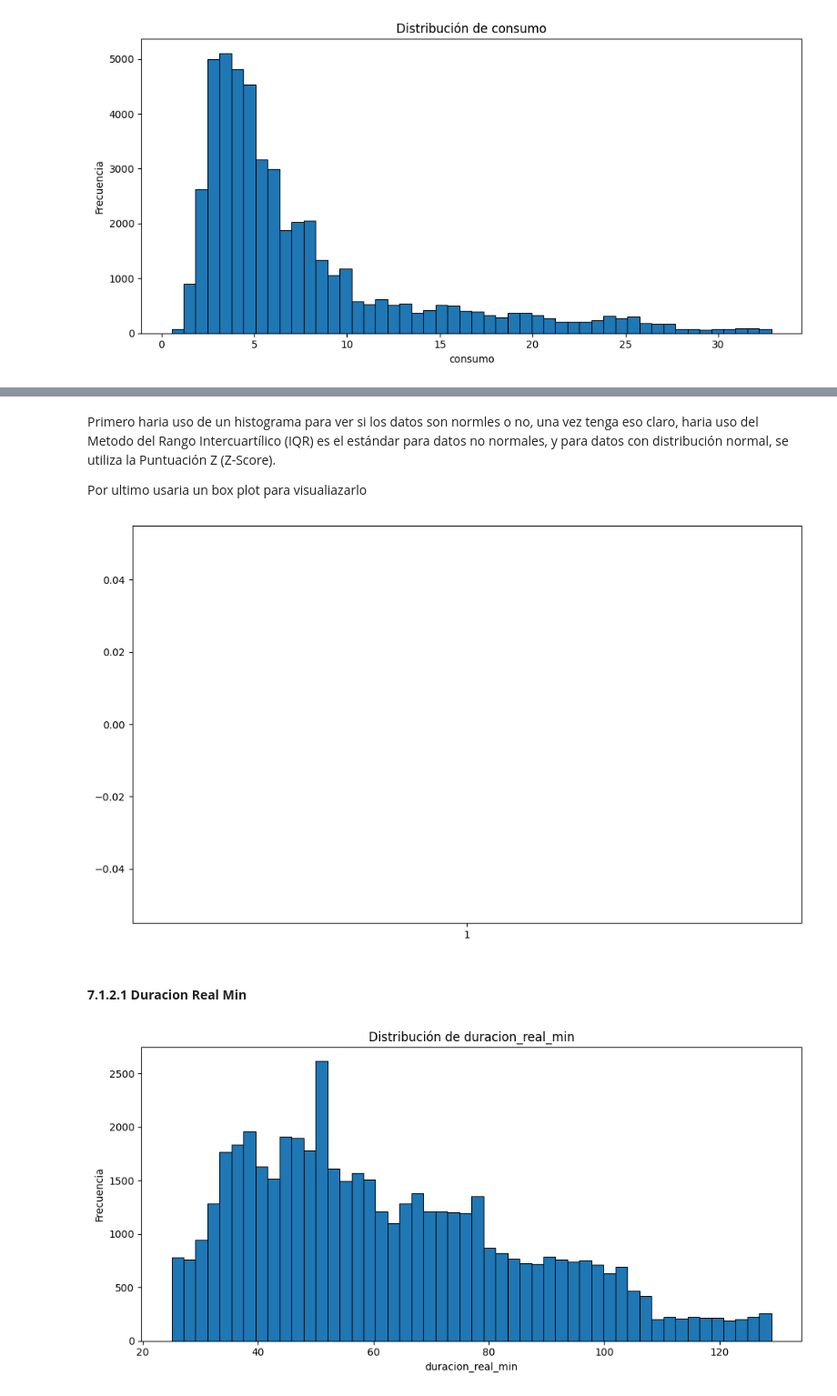
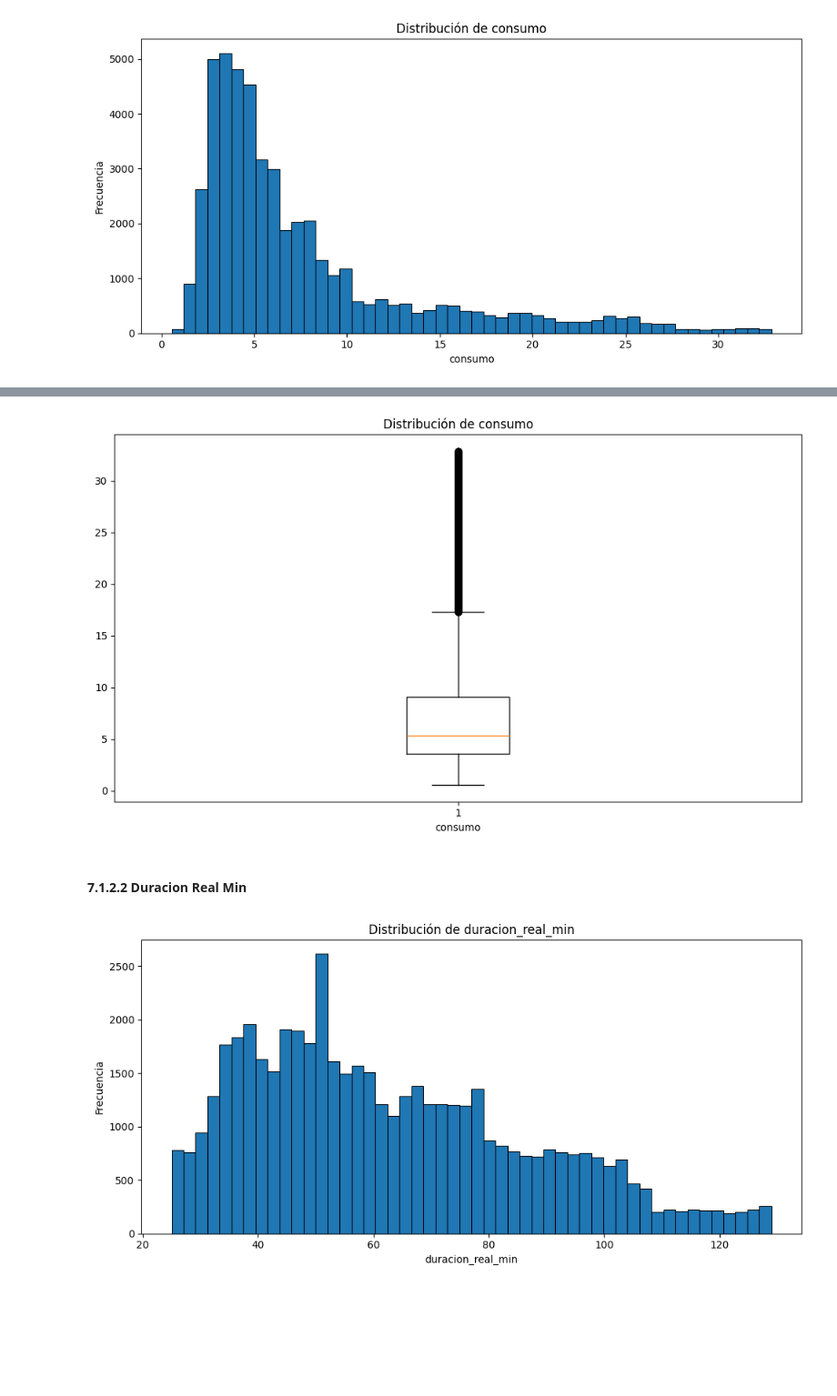
Before and after one commit to Arevaliis/metrobus-data-analytics, a Jupyter notebook: notebooks/01_eda.ipynb, the cells around one changed output, grey strips where cells are left out. Shown at 91% size. Drawn from its saved outputs; the diff is of its cells as text; code cells hidden in the pictures; blank space fills up the shorter version.

Commit message:
fix: Modificacion de los metodo para analizar los outliers para que no tengan encuenta los NaN durante el analisis y las visualizaciones

```diff
--- a/notebooks/01_eda.ipynb
+++ b/notebooks/01_eda.ipynb
@@ -252,10 +266,13 @@ def calcular_iqr(df, columna):
 # %%
-def crear_boxplot(columna):
+def crear_boxplot(df, columna):
     plt.figure(figsize=(10, 6))
 
     plt.boxplot(
-        df_viajes[columna]
+        df[columna].dropna()
     )
+
+    plt.title("Distribución de " + columna)
+    plt.xlabel(columna)
 
     plt.tight_layout()
     plt.show()
@@ -358,11 +398,7 @@ Valores atípicos detectados con IQR:
-# %% [markdown]
-Primero haria uso de un histograma para ver si los datos son normles o no, una vez tenga eso claro, haria uso del Metodo del Rango Intercuartílico (IQR) es el estándar para datos no normales, y para datos con distribución normal, se utiliza la Puntuación Z (Z-Score).
-
-Por ultimo usaria un box plot para visualiazarlo
 # %%
-crear_boxplot("consumo")
+crear_boxplot(df_viajes, "consumo")
 # %% [output]
-[figure, old version]
+[figure, new version]
 # %% [markdown]
-#### **7.1.2.1 Duracion Real Min**
+#### **7.1.2.2 Duracion Real Min**
 # %%
```
Also changed, not shown: parts of 19 cells of this notebook.
